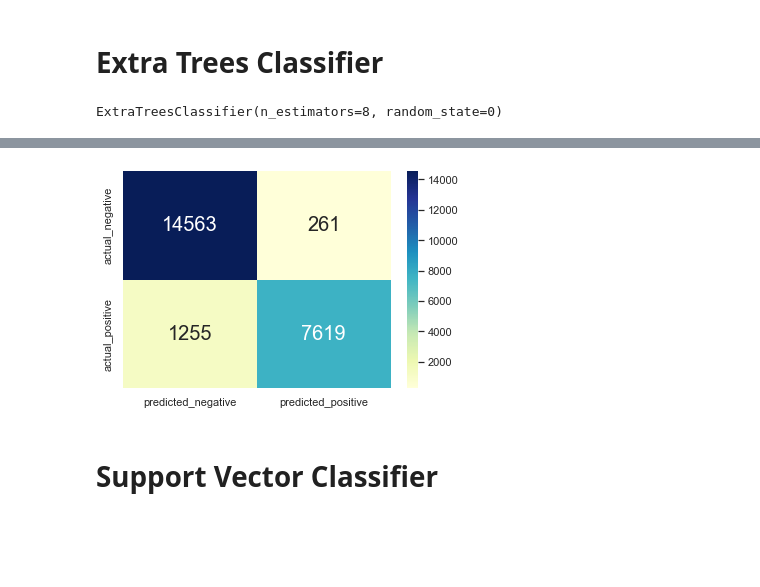
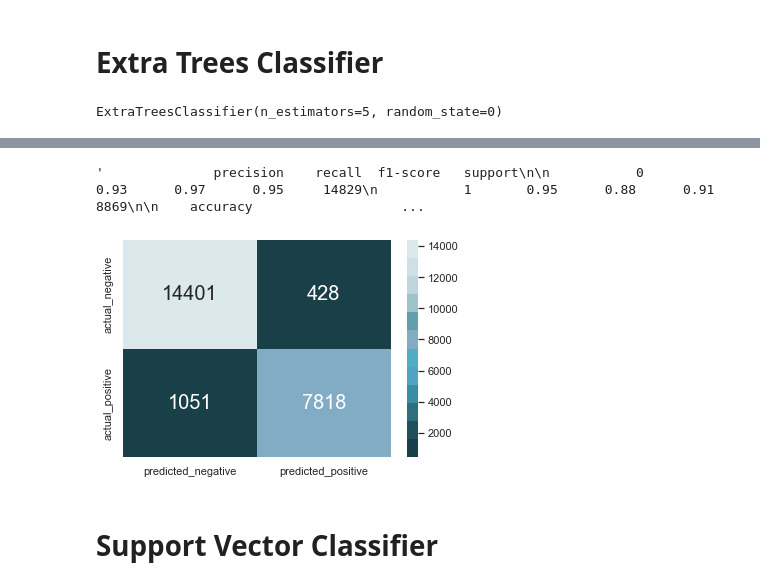
Before and after one commit to alkhonain/Tuwaiq_project, a Jupyter notebook: project/project.ipynb, the cells around one changed output, grey strips where cells are left out. Drawn from its saved outputs; the diff is of its cells as text; code cells hidden in the pictures; blank space fills up the shorter version.

```diff
--- a/project/project.ipynb
+++ b/project/project.ipynb
@@ -604,6 +640,6 @@ The Accuracy is : 0.549244661996793
 # %% [markdown]
 # Random Forest Classifier
 # %%
-RFC = RandomForestClassifier(n_estimators=2,random_state=1)
+RFC = RandomForestClassifier(n_estimators=11,random_state=1)
 RFC.fit(X_train, y_train)
 # %% [output]
@@ -622,6 +669,6 @@ The Accuracy is : 0.9029453962359693
 # %% [markdown]
 # Decision Trees Classifier
 # %%
-DT = DecisionTreeClassifier(max_depth=6)
+DT = DecisionTreeClassifier(max_depth=10)
 DT.fit(X_train, y_train)
 # %% [output]
@@ -640,6 +687,6 @@ The Accuracy is : 0.7951303907502743
 # %% [markdown]
 # K Neighbors Classifier
 # %%
-knn = KNeighborsClassifier(n_neighbors=3)
+knn = KNeighborsClassifier(n_neighbors=5)
 knn.fit(X_train, y_train)
 # %% [output]
@@ -676,14 +720,15 @@ The Accuracy is : 0.8028947590513967
 # %% [markdown]
 # Extra Trees Classifier
 # %%
-ETC = ExtraTreesClassifier(n_estimators=8, random_state=0)
+ETC = ExtraTreesClassifier(n_estimators=5, random_state=0)
 ETC.fit(X_train,y_train)
 # %% [output]
-ExtraTreesClassifier(n_estimators=8, random_state=0)
+ExtraTreesClassifier(n_estimators=5, random_state=0)
 # %%
 y_predict_ETC = ETC.predict(X_test)
 acc_ETC = accuracy_score(y_test, y_predict_ETC)
 print("\nThe Training Score: {} \n".format(ETC.score(X_train,y_train)*100))
 print('The Accuracy is : {}\n\n'.format(acc_ETC) )
 cm_ETC = conf_matrix(y_test, y_predict_ETC)
+classification_report(y_test, y_predict_ETC)
 # %% [output]
@@ -693,4 +738,5 @@ The Accuracy is : 0.9360283568233606
+'              precision    recall  f1-score   support\n\n           0       0.93      0.97      0.95     14829\n           1       0.95      0.88      0.91      8869\n\n    accuracy                   ...
-[figure, old version]
+[figure, new version]
 # %% [markdown]
 # Support Vector Classifier
 # %%
```
Also changed, not shown: parts of 49 cells of this notebook, 4 other files.
